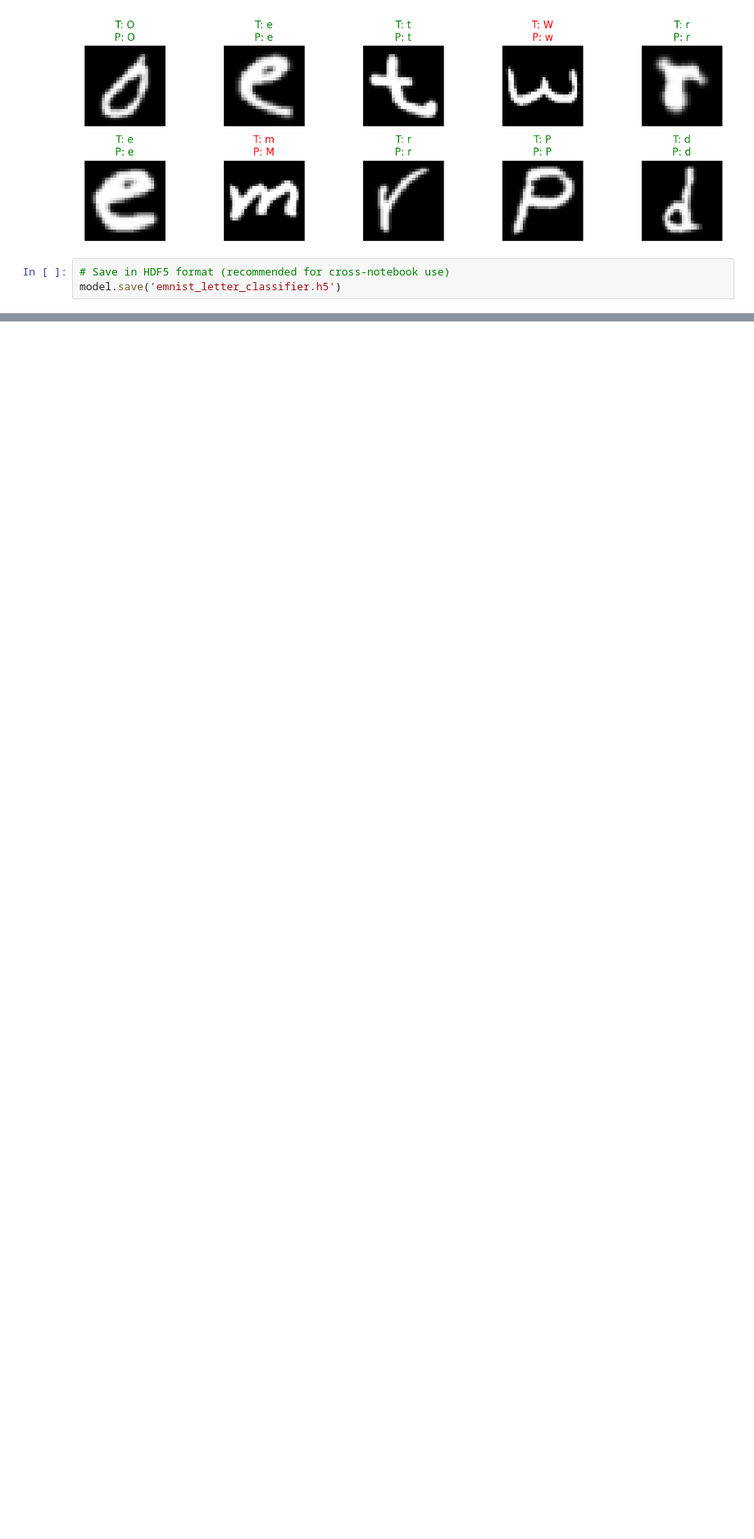
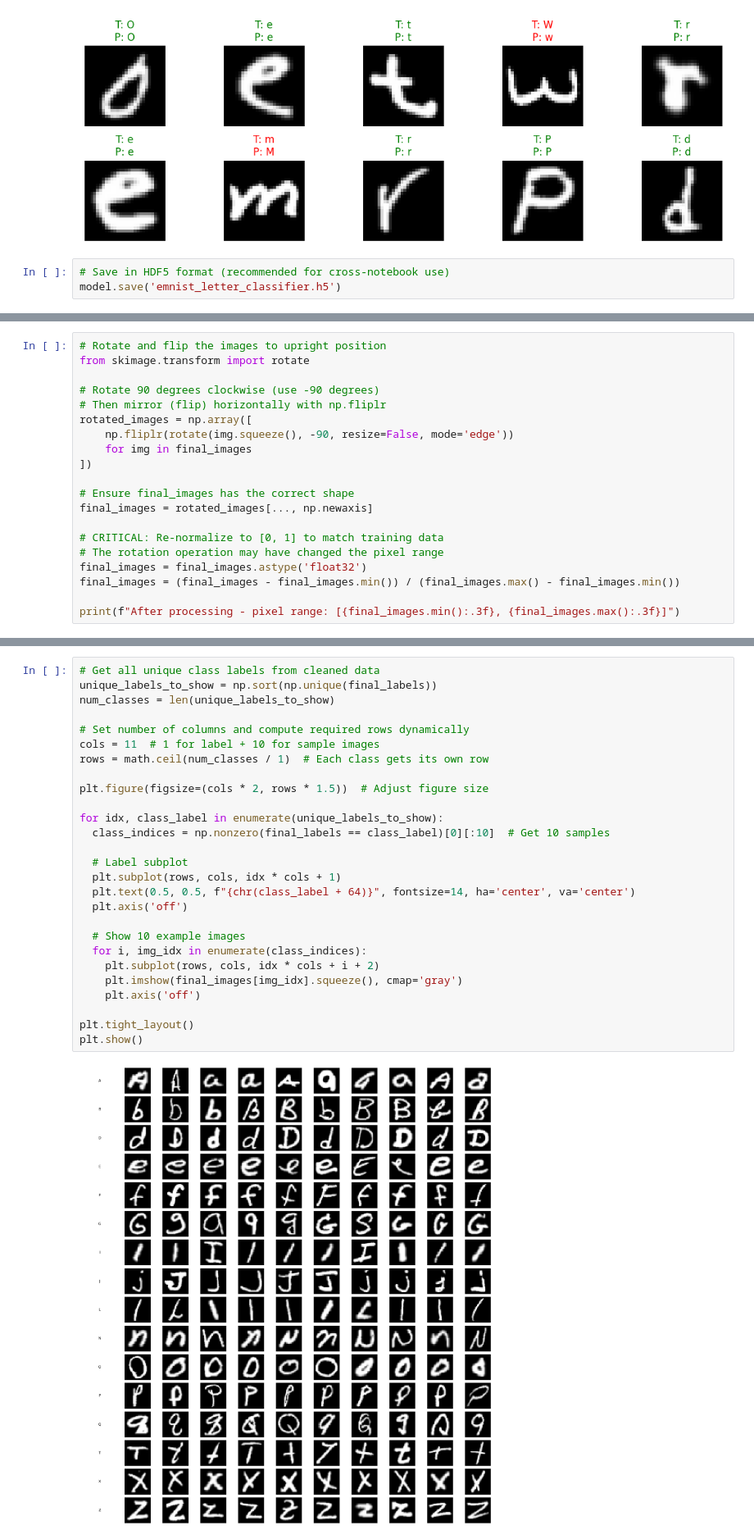
Before and after one commit to 4ndrrw/EMNIST-Letter-Generation-GAN, a Jupyter notebook: EMNIST Classifier/emnist_classifier.ipynb, the cells around one changed output, grey strips where cells are left out. Shown at 82% size. Saved outputs shown, nothing was run; the diff lists cells and outputs as text; blank space fills up the shorter version.

Commit message:
Model can now correctly seperate the upper and lower case images

```diff
--- a/EMNIST Classifier/emnist_classifier.ipynb
+++ b/EMNIST Classifier/emnist_classifier.ipynb
@@ -207,0 +261,20 @@ model.save('emnist_letter_classifier.h5')
+# %%
+# Rotate and flip the images to upright position
+from skimage.transform import rotate
+
+# Rotate 90 degrees clockwise (use -90 degrees)
+# Then mirror (flip) horizontally with np.fliplr
+rotated_images = np.array([
+    np.fliplr(rotate(img.squeeze(), -90, resize=False, mode='edge'))
+    for img in final_images
+])
+
+# Ensure final_images has the correct shape
+final_images = rotated_images[..., np.newaxis]
+
+# CRITICAL: Re-normalize to [0, 1] to match training data
+# The rotation operation may have changed the pixel range
+final_images = final_images.astype('float32')
+final_images = (final_images - final_images.min()) / (final_images.max() - final_images.min())
+
+print(f"After processing - pixel range: [{final_images.min():.3f}, {final_images.max():.3f}]")
@@ -207,0 +283,29 @@ model.save('emnist_letter_classifier.h5')
+# %%
+# Get all unique class labels from cleaned data
+unique_labels_to_show = np.sort(np.unique(final_labels))
+num_classes = len(unique_labels_to_show)
+
+# Set number of columns and compute required rows dynamically
+cols = 11  # 1 for label + 10 for sample images
+rows = math.ceil(num_classes / 1)  # Each class gets its own row
+
+plt.figure(figsize=(cols * 2, rows * 1.5))  # Adjust figure size
+
+for idx, class_label in enumerate(unique_labels_to_show):
+  class_indices = np.nonzero(final_labels == class_label)[0][:10]  # Get 10 samples
+
+  # Label subplot
+  plt.subplot(rows, cols, idx * cols + 1)
+  plt.text(0.5, 0.5, f"{chr(class_label + 64)}", fontsize=14, ha='center', va='center')
+  plt.axis('off')
+
+  # Show 10 example images
+  for i, img_idx in enumerate(class_indices):
+    plt.subplot(rows, cols, idx * cols + i + 2)
+    plt.imshow(final_images[img_idx].squeeze(), cmap='gray')
+    plt.axis('off')
+
+plt.tight_layout()
+plt.show()
+# %% [output]
+[figure, added]
```
Also changed, not shown: parts of 12 cells of this notebook, 53 other files.
